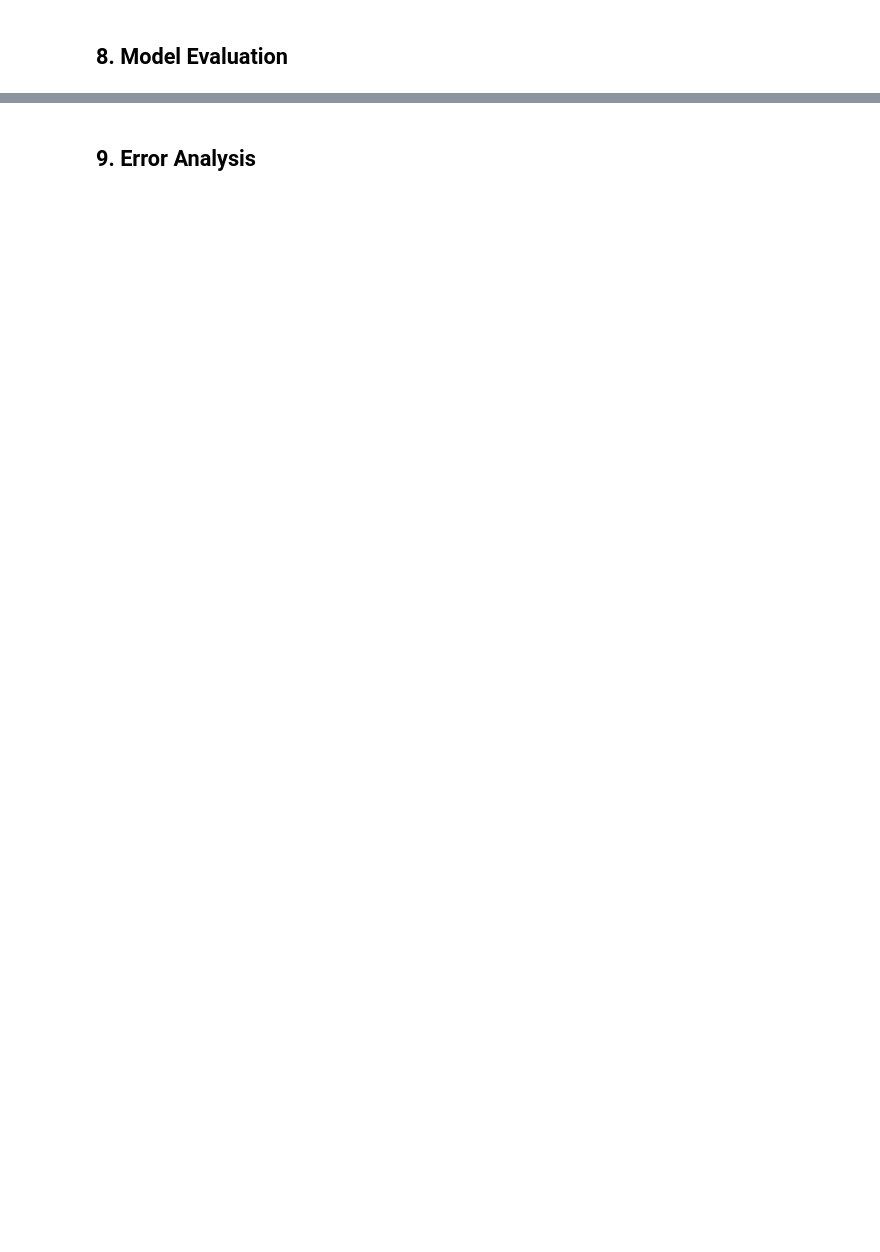
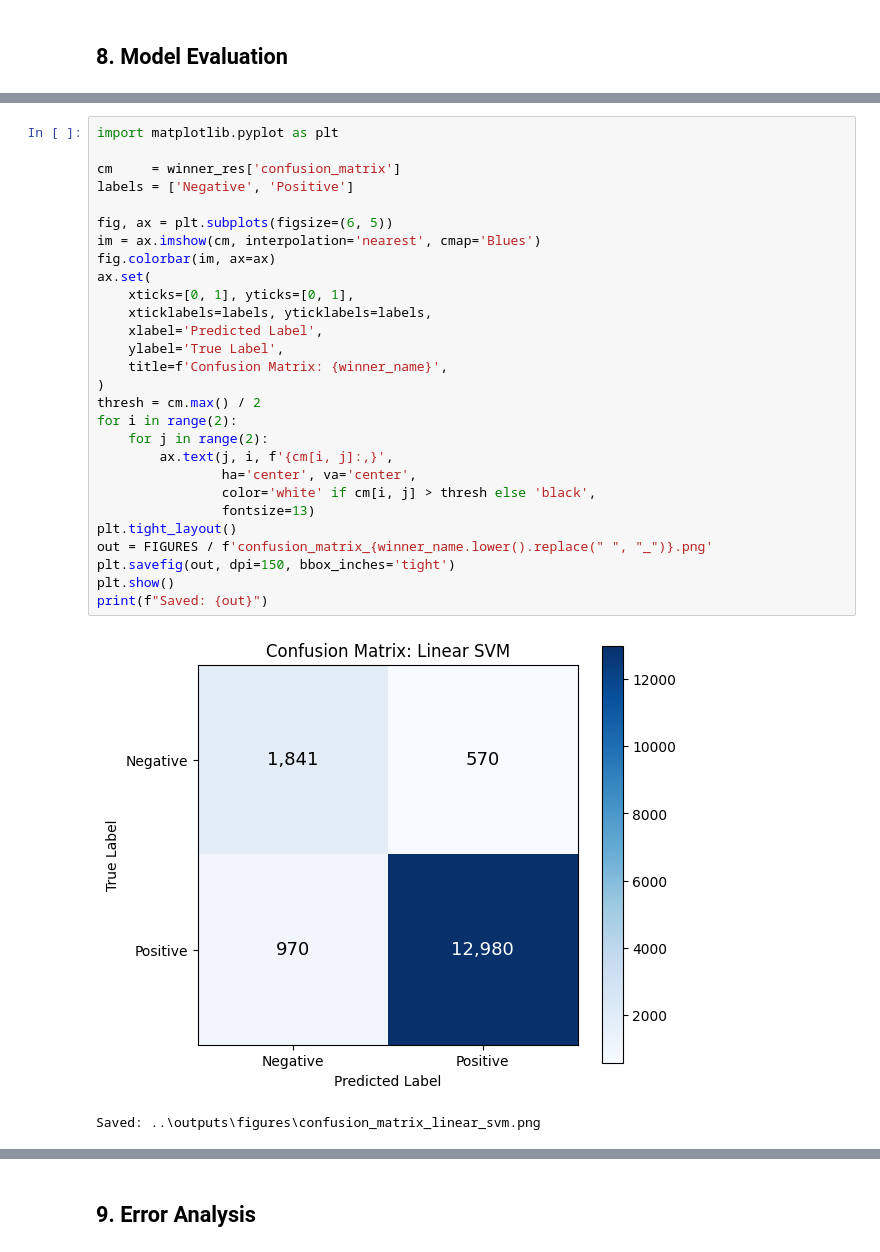
Before and after one commit to thebobmay/applied-ml-player-feedback, a Jupyter notebook: notebooks/modeling.ipynb, the cells around one changed output, grey strips where cells are left out. Drawn from its saved outputs; the diff is of its cells as text; blank space fills up the shorter version.

```diff
--- a/notebooks/modeling.ipynb
+++ b/notebooks/modeling.ipynb
@@ -604,0 +767,31 @@ The TF-IDF vectorizer was fit on the training set only and hit the 50,000-featur
+# %%
+import matplotlib.pyplot as plt
+
+cm     = winner_res['confusion_matrix']
+labels = ['Negative', 'Positive']
+
+fig, ax = plt.subplots(figsize=(6, 5))
+im = ax.imshow(cm, interpolation='nearest', cmap='Blues')
+fig.colorbar(im, ax=ax)
+ax.set(
+    xticks=[0, 1], yticks=[0, 1],
+    xticklabels=labels, yticklabels=labels,
+    xlabel='Predicted Label',
+    ylabel='True Label',
+    title=f'Confusion Matrix: {winner_name}',
+)
+thresh = cm.max() / 2
+for i in range(2):
+    for j in range(2):
+        ax.text(j, i, f'{cm[i, j]:,}',
+                ha='center', va='center',
+                color='white' if cm[i, j] > thresh else 'black',
+                fontsize=13)
+plt.tight_layout()
+out = FIGURES / f'confusion_matrix_{winner_name.lower().replace(" ", "_")}.png'
+plt.savefig(out, dpi=150, bbox_inches='tight')
+plt.show()
+print(f"Saved: {out}")
+# %% [output]
+[figure, added]
+Saved: ..\outputs\figures\confusion_matrix_linear_svm.png
```
Also changed, not shown: parts of 14 cells of this notebook, 5 other files.
